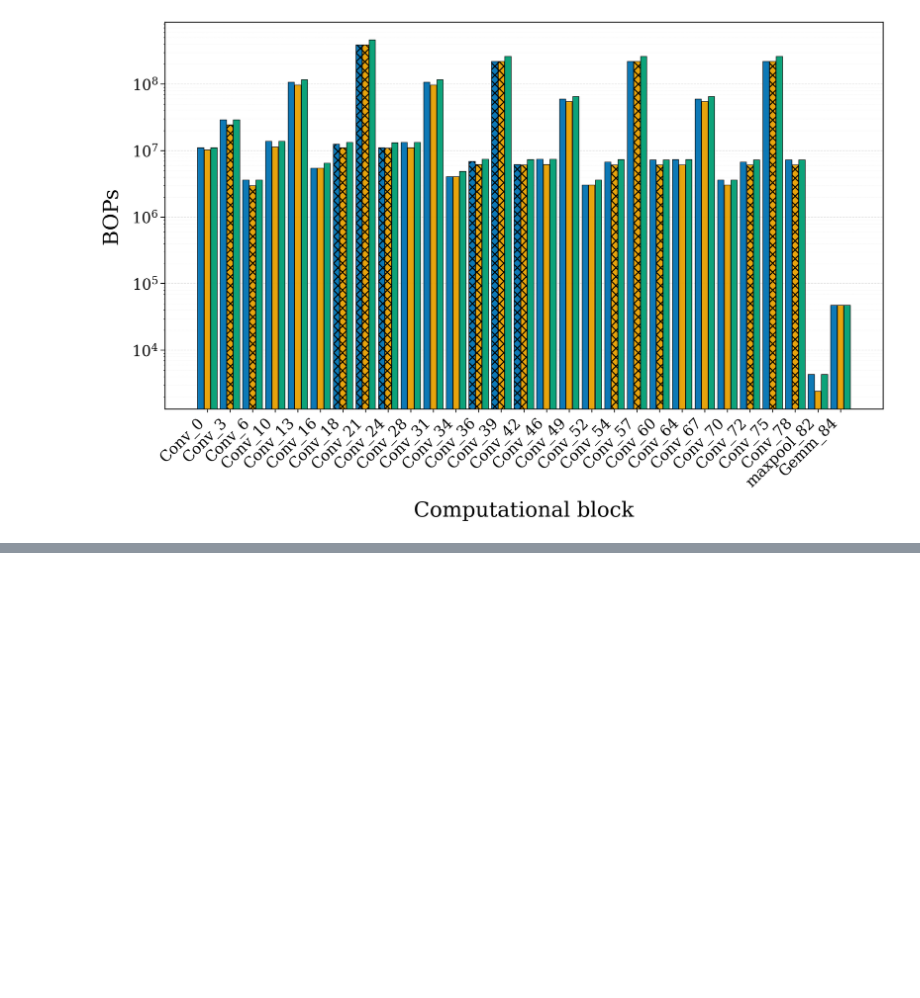
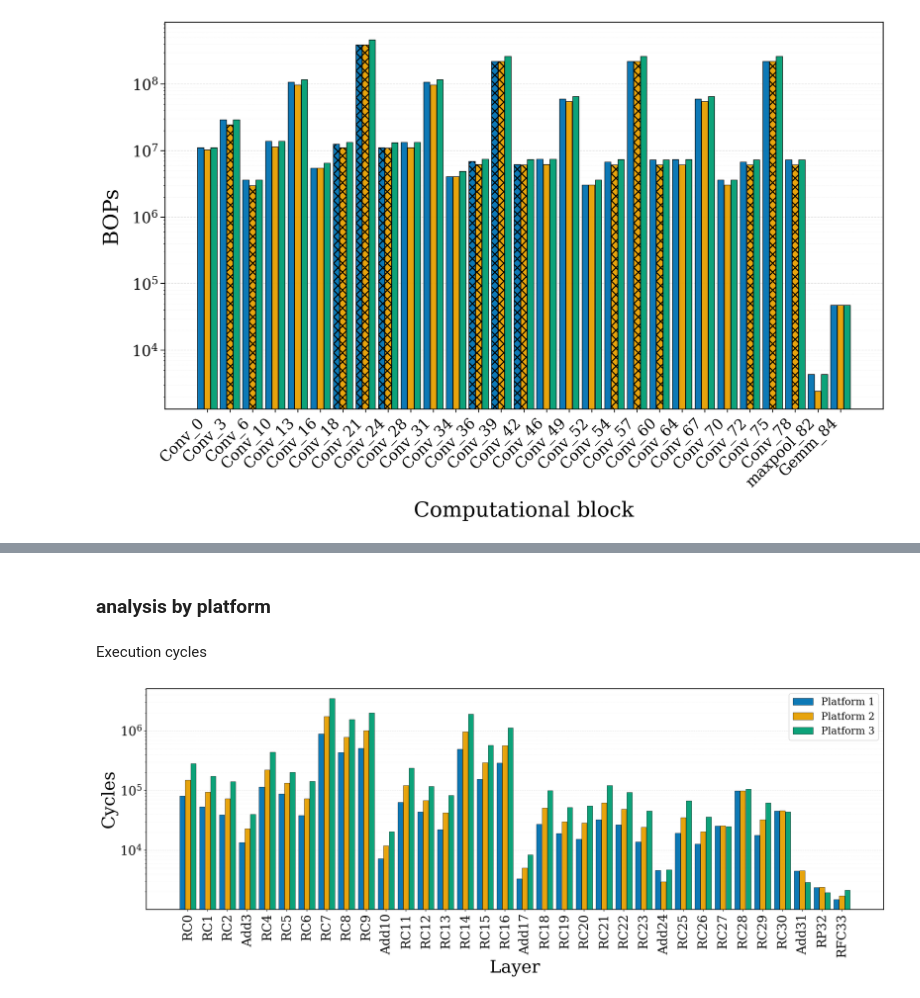
Before and after one commit to balditommaso/mixed-precision-dory, a Jupyter notebook: notebooks/plot.ipynb, the cells around one changed output, grey strips where cells are left out. Cells and saved outputs as stored; diff of their text form; code cells hidden in the pictures; blank space fills up the shorter version.

```diff
--- a/notebooks/plot.ipynb
+++ b/notebooks/plot.ipynb
@@ -841,0 +1161,17 @@ plt.close(fig)
+# %%
+model_name = "efficientnet"
+platform = 1
+case_number = 1
+
+
+dataframes, case_labels = load_step3_cases(
+    model_name=model_name,
+    platform=platform,
+    output_dir="./output",
+)
+
+platform_dataframes, platform_labels = load_step3_platforms(
+    model_name=model_name,
+    case_number=case_number,
+    output_dir="./output",
+)
@@ -841,0 +1265,16 @@ plt.close(fig)
+# %% [markdown]
+### analysis by platform
+# %% [markdown]
+Execution cycles
+# %%
+plot_platforms(
+    dataframes=platform_dataframes,
+    platform_labels=platform_labels,
+    layer_column="layer_name",
+    value_column="num_cycles",
+    ylabel="Cycles",
+    log_scale=True,
+    figsize=(18, 7)
+)
+# %% [output]
+[figure, added]
```
Also changed, not shown: parts of 33 cells of this notebook, 1 other file.
